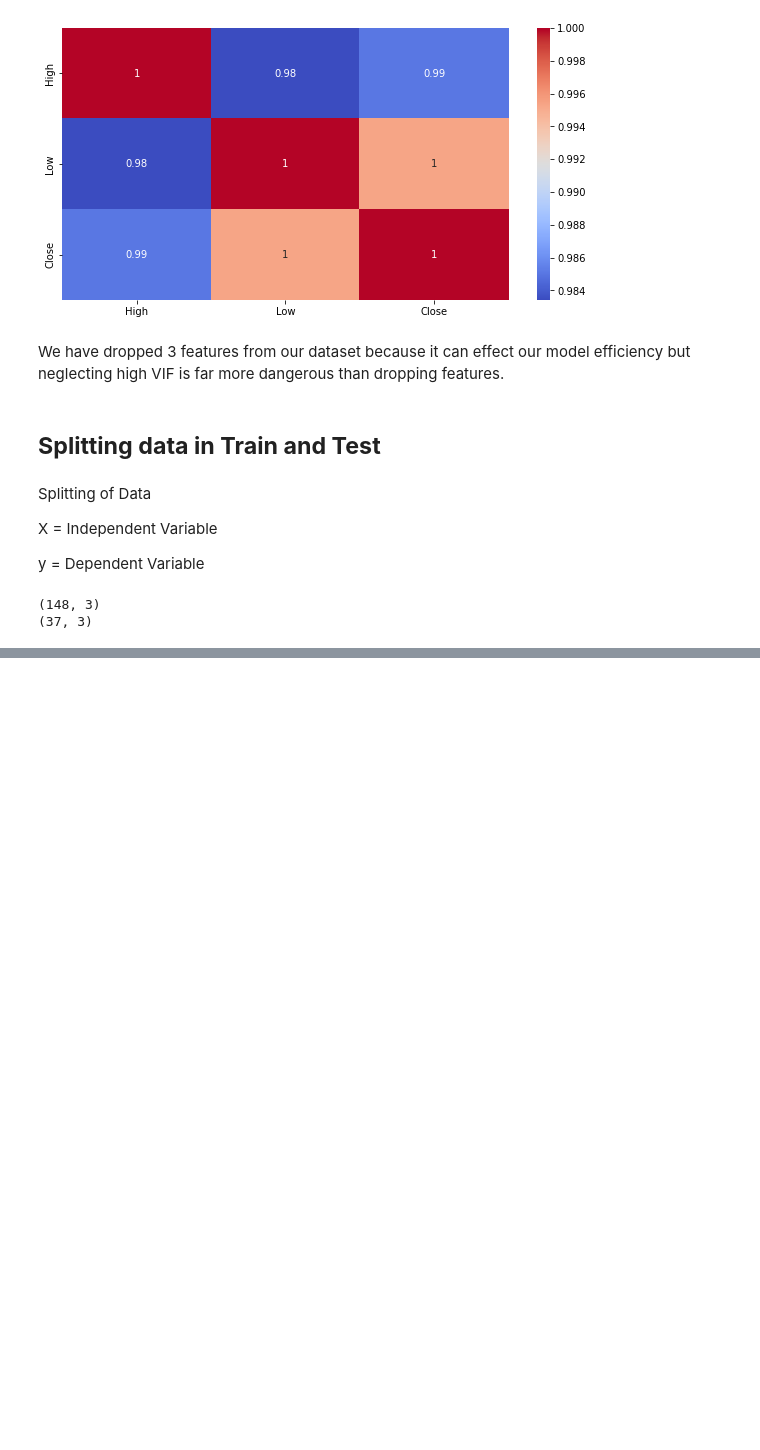
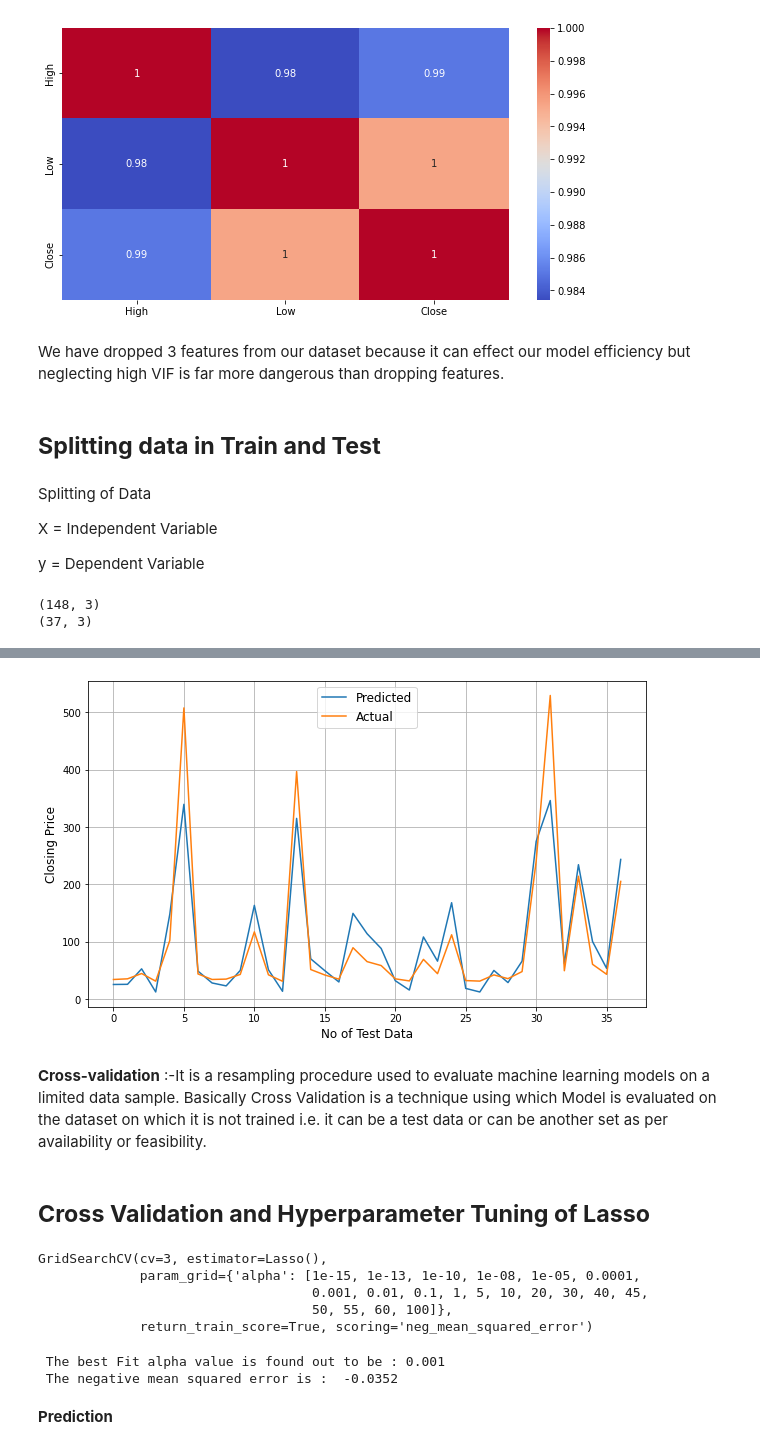
Before and after one commit to saqquib/Yes-Bank-Stock-Closing-Price-Prediction, a Jupyter notebook: Yes_Bank_Stock_Closing_Price_Prediction_Capstone_Project_2.ipynb, the cells around one changed output, grey strips where cells are left out. Drawn from its saved outputs; the diff is of its cells as text; code cells hidden in the pictures; blank space fills up the shorter version.

```diff
--- a/Yes_Bank_Stock_Closing_Price_Prediction_Capstone_Project_2.ipynb
+++ b/Yes_Bank_Stock_Closing_Price_Prediction_Capstone_Project_2.ipynb
@@ -459,0 +634,35 @@ X_test = scaler.transform(X_test)
+# %%
+# Actual vs predicted price for lasso regression
+plt.figure(figsize= (10,6))
+plt.plot(10**(np.array(y_test)))
+plt.plot(10**(y_pred_lasso))
+plt.legend(['Predicted', 'Actual'], fontsize = 12)
+plt.xlabel('No of Test Data', fontsize= 12)
+plt.ylabel('Closing Price', fontsize = 12)
+plt.grid()
+# %% [output]
+[figure, added]
+# %% [markdown]
+**Cross-validation** :-It is a resampling procedure used to evaluate machine learning models on a limited data sample. Basically Cross Validation is a technique using which Model is evaluated on the dataset on which it is not trained i.e. it can be a test data or can be another set as per availability or feasibility.
+# %% [markdown]
+## **Cross Validation and Hyperparameter Tuning of Lasso**
+# %%
+# Hyper parameter Tuning For Lasso
+lasso =Lasso()
+parameters ={'alpha': [1e-15, 1e-13,1e-10,1e-8,1e-5,1e-4,1e-3,1e-2,1e-1,1,5,10,20,30,40,45,50,55,60,100]}
+lasso_regressor = GridSearchCV(lasso, parameters,scoring = 'neg_mean_squared_error', cv = 3, return_train_score=True)
+lasso_regressor.fit(X_train, y_train)
+# %% [output]
+GridSearchCV(cv=3, estimator=Lasso(),
+             param_grid={'alpha': [1e-15, 1e-13, 1e-10, 1e-08, 1e-05, 0.0001,
+                                   0.001, 0.01, 0.1, 1, 5, 10, 20, 30, 40, 45,
+                                   50, 55, 60, 100]},
+             return_train_score=True, scoring='neg_mean_squared_error')
+# %%
+print(" The best Fit alpha value is found out to be :", round(lasso_regressor.best_params_['alpha'], 4))
+print(" The negative mean squared error is : ", round(lasso_regressor. best_score_,4))
+# %% [output]
+ The best Fit alpha value is found out to be : 0.001
+ The negative mean squared error is :  -0.0352
+# %% [markdown]
+ **Prediction**
```
Also changed, not shown: parts of 84 cells of this notebook.
